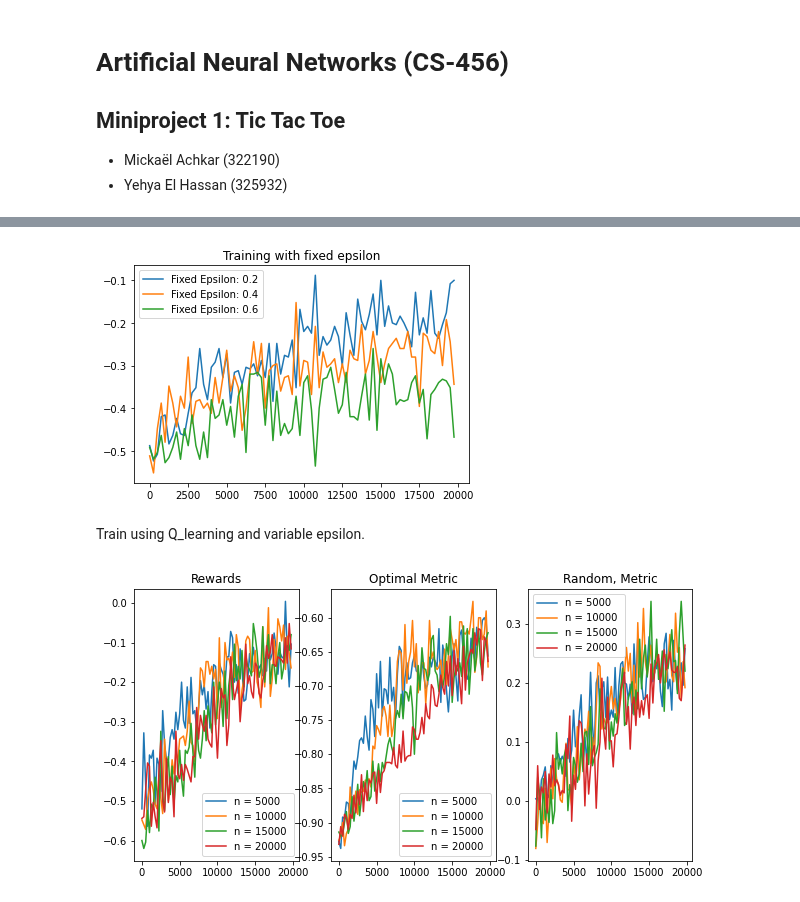
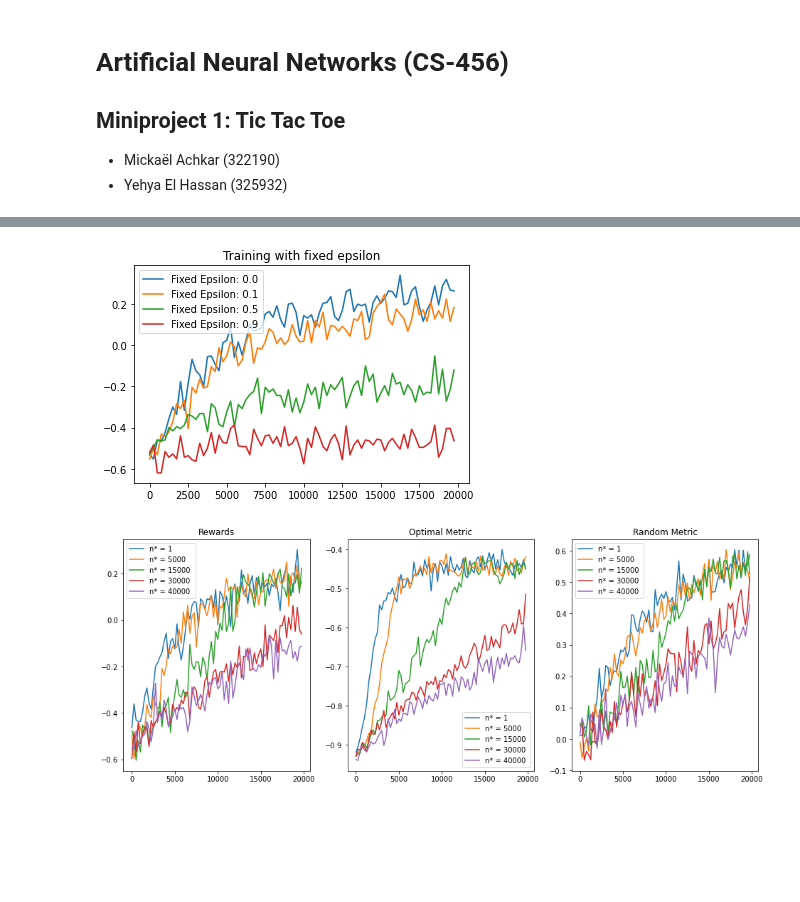
Before and after one commit to mikqs/rl-tic-tac-toe, a Jupyter notebook: 322190_325932.ipynb, the cells around one changed output, grey strips where cells are left out. Cells and saved outputs as stored; diff of their text form; code cells hidden in the pictures; blank space fills up the shorter version.

Commit message:
question 1-10

```diff
--- a/322190_325932.ipynb
+++ b/322190_325932.ipynb
@@ -184,16 +244,28 @@ def train_rl_agent_qlearning(environment: TictactoeEnv, number_of_episodes: int,
         for step in range(9):
             if environment.current_player == player_optimal.player:
                 move = player_optimal.act(grid)
+
             else:
                 if (number_of_rl_movements%2 ==0):
+                    # store current state and action
                     rl_current_state = grid
                     rl_current_action = player_rl_agent.act(grid)
+
                     move = (int(rl_current_action/3),rl_current_action%3)
+
                 else:
+                    # store next state and action
                     rl_next_state = grid
                     rl_next_action = player_rl_agent.act(grid)
+
                     move = (int(rl_next_action/3),rl_next_action%3)
+
+                    # update the q-table
                     player_rl_agent.update_q_table(rl_current_state, rl_current_action, rl_next_state)
+
+                    # set the next state to current state after update
+                    rl_current_state = rl_next_state
+                    rl_current_action = rl_next_action
 
                 number_of_rl_movements+=1
 
@@ -204,8 +276,8 @@ def train_rl_agent_qlearning(environment: TictactoeEnv, number_of_episodes: int,
 
             if end:
                 rewards[episode] = (environment.reward(rl_player_character))
+
                 #Update with the current state action as the next state as current state TODO: check
-
                 player_rl_agent.update_q_table(rl_current_state, rl_current_action, grid, terminal_state=True )
 
                 if verbose:
@@ -282,4 +359,6 @@ Train using Q_learning and fixed epsilon.
 # %%
+# Training with a fixed epsilon (Question 1)
+
 # RL Hyper-params
 number_of_episodes = 20000
 
@@ -290,61 +369,39 @@ environment = TictactoeEnv()
 fig,ax = plt.subplots()
 plt.title("Training with fixed epsilon")
 
-# Train and get the rewards for a fixed epsilon 0.2
-epsilon = 0.2
-player_rl_agent, rewards, _, _ = train_rl_agent_qlearning(environment, number_of_episodes=number_of_episodes, optimal_level=0.5,epsilon=epsilon, test_episode=number_of_episodes)
-plot_rewards(number_of_episodes,rewards,ax,label=f"Fixed Epsilon: {epsilon}")
+# List of epsilons to try
+epsilons= [0.0, 0.1, 0.5, 0.9]
 
-# Train and get the rewards for a fixed epsilon 0.4
-epsilon = 0.4
-player_rl_agent, rewards, _, _ = train_rl_agent_qlearning(environment, number_of_episodes=number_of_episodes, optimal_level=0.5,epsilon=epsilon, test_episode=number_of_episodes)
-plot_rewards(number_of_episodes,rewards,ax,label=f"Fixed Epsilon: {epsilon}")
-
-# Train and get the rewards for a fixed epsilon 0.6
-epsilon = 0.6
-player_rl_agent, rewards, _, _ = train_rl_agent_qlearning(environment, number_of_episodes=number_of_episodes, optimal_level=0.5,epsilon=epsilon, test_episode=number_of_episodes)
-plot_rewards(number_of_episodes,rewards,ax,label=f"Fixed Epsilon: {epsilon}")
+for epsilon in epsilons:
+    # Train and get the rewards for a fixed epsilon
+    player_rl_agent, rewards, _, _ = train_rl_agent_qlearning(environment, number_of_episodes=number_of_episodes, optimal_level=0.5,epsilon=epsilon, test_episode=number_of_episodes)
+    plot_rewards(number_of_episodes,rewards,ax,label=f"Fixed Epsilon: {epsilon}")
 # %% [output]
-[figure, old version]
+[figure, new version]
-# %% [markdown]
-Train using Q_learning and variable epsilon.
 # %%
+# Training with a monotonically decreasing epsilon (Question 2 and Question 3)
+
 # RL Hyper-params
 number_of_episodes = 20000
 epsilon_min,epsilon_max = 0.1, 0.8
-number_of_exploratory_games = 5000
-epsilon = lambda n: max(epsilon_min, epsilon_max*(1-(n/number_of_exploratory_games)))
 
+# Environment
 environment = TictactoeEnv()
+
+# Plots
 fig, axes = plt.subplots(1,3,figsize=(16,6))
 axes[0].set_title("Rewards")
 axes[1].set_title("Optimal Metric")
 axes[2].set_title("Random Metric")
 
-player_rl_agent, rewards, m_opt, m_rand = train_rl_agent_qlearning(environment, number_of_episodes=number_of_episodes, optimal_level=0.5,epsilon=epsilon, test_episode=250)
-plot_rewards(number_of_episodes,rewards, axes[0], label = f"n = {number_of_exploratory_games} ")
-plot_metrics(number_of_episodes,m_opt, axes[1], label = f"n = {number_of_exploratory_games} ")
-plot_metrics(number_of_episodes,m_rand, axes[2], label = f"n = {number_of_exploratory_games} ")
+list_of_number_of_exploratory_games = [1,5000,15000,30000,40000]
 
-number_of_exploratory_games = 10000
-epsilon = lambda n: max(epsilon_min, epsilon_max*(1-(n/number_of_exploratory_games)))
-player_rl_agent, rewards, m_opt, m_rand = train_rl_agent_qlearning(environment, number_of_episodes=number_of_episodes, optimal_level=0.5,epsilon=epsilon, test_episode=250)
-plot_rewards(number_of_episodes,rewards, axes[0], label = f"n = {number_of_exploratory_games} ")
-plot_metrics(number_of_episodes,m_opt, axes[1], label = f"n = {number_of_exploratory_games} ")
-plot_metrics(number_of_episodes,m_rand, axes[2], label = f"n = {number_of_exploratory_games} ")
-
-number_of_exploratory_games = 15000
-epsilon = lambda n: max(epsilon_min, epsilon_max*(1-(n/number_of_exploratory_games)))
-player_rl_agent, rewards, m_opt, m_rand = train_rl_agent_qlearning(environment, number_of_episodes=number_of_episodes, optimal_level=0.5,epsilon=epsilon, test_episode=250)
-plot_rewards(number_of_episodes,rewards, axes[0], label = f"n = {number_of_exploratory_games} ")
-plot_metrics(number_of_episodes,m_opt, axes[1], label = f"n = {number_of_exploratory_games} ")
-plot_metrics(number_of_episodes,m_rand, axes[2],label = f"n = {number_of_exploratory_games} ")
-
-number_of_exploratory_games = 20000
-epsilon = lambda n: max(epsilon_min, epsilon_max*(1-(n/number_of_exploratory_games)))
-player_rl_agent, rewards, m_opt, m_rand = train_rl_agent_qlearning(environment, number_of_episodes=number_of_episodes, optimal_level=0.5,epsilon=epsilon, test_episode=250)
-plot_rewards(number_of_episodes,rewards, axes[0], label = f"n = {number_of_exploratory_games} ")
-plot_metrics(number_of_episodes,m_opt, axes[1], label = f"n = {number_of_exploratory_games} ")
-plot_metrics(number_of_episodes,m_rand, axes[2], label = f"n = {number_of_exploratory_games} ")
+for number_of_exploratory_games in list_of_number_of_exploratory_games:
+    # Train and get the rewards, M_opt, M_rand for a decreasing monotinically epsilon
+    epsilon = lambda n: max(epsilon_min, epsilon_max*(1-(n/number_of_exploratory_games)))
+    player_rl_agent, rewards, m_opt, m_rand = train_rl_agent_qlearning(environment, number_of_episodes=number_of_episodes, optimal_level=0.5,epsilon=epsilon, test_episode=250)
+    plot_rewards(number_of_episodes,rewards, axes[0], label = f"n* = {number_of_exploratory_games} ")
+    plot_metrics(number_of_episodes,m_opt, axes[1], label = f"n* = {number_of_exploratory_games} ")
+    plot_metrics(number_of_episodes,m_rand, axes[2], label = f"n* = {number_of_exploratory_games} ")
 # %% [output]
-[figure, old version]
+[figure, new version]
```
Also changed, not shown: parts of 17 cells of this notebook.
